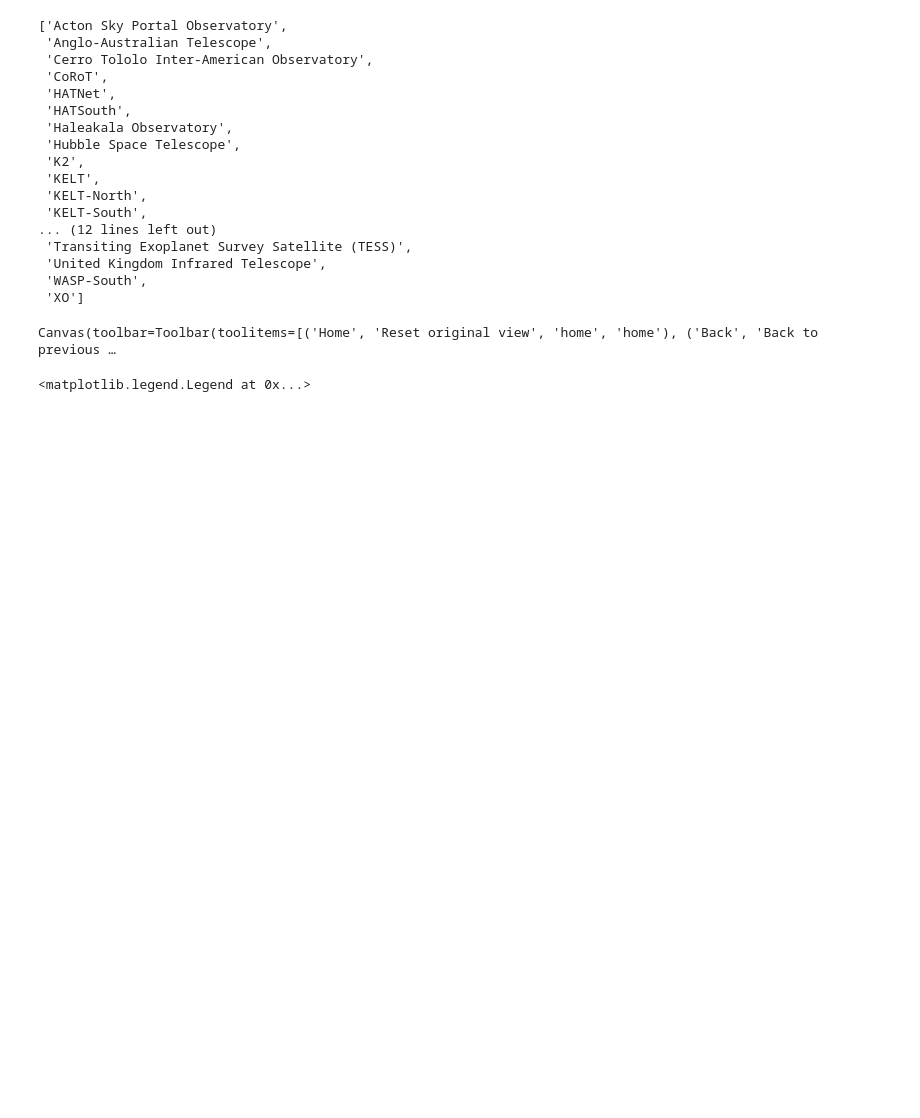
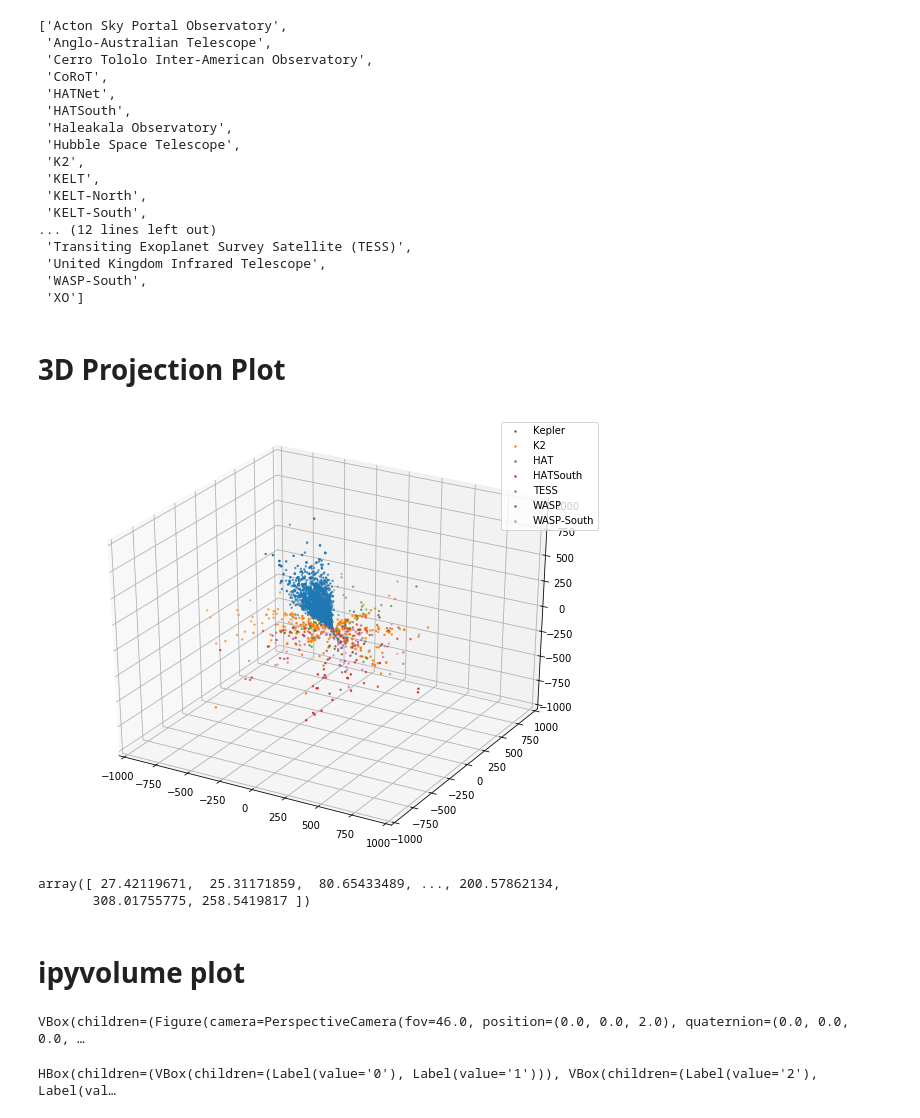
Before and after one commit to PrincetonUniversity/AST541-Fall2020, a Jupyter notebook: notebooks/transiting_planets.ipynb, the cells around one changed output. Cells and saved outputs as stored; diff of their text form; code cells hidden in the pictures; blank space fills up the shorter version.

Commit message:
added ipyvolume plot. no legend yet.

```diff
--- a/notebooks/transiting_planets.ipynb
+++ b/notebooks/transiting_planets.ipynb
@@ -6,3 +8,7 @@ from mpl_toolkits.mplot3d import Axes3D
+# %%
+plt.rcParams['figure.facecolor'] = 'white'
+plt.rc('text', usetex=True)
+plt.rc('font', family='serif',size=15)
 # %%
 from astropy import units as u
 from astropy.coordinates import SkyCoord
@@ -50,16 +56,53 @@ wasp_mask = np.logical_or(transiting_planets['pl_facility'] == 'SuperWASP-North'
 wasps_mask = np.logical_or(transiting_planets['pl_facility'] == 'WASP-South', transiting_planets['pl_facility'] == 'SuperWASP-South')
 
 masks = {'Kepler': kepler_mask, 'K2': k2_mask, 'HAT': hat_mask, 'HATSouth': hats_mask, 'TESS': tess_mask, 'WASP': wasp_mask, 'WASP-South': wasps_mask}
+# %% [markdown]
+# 3D Projection Plot
 # %%
+%matplotlib inline
 fig = plt.figure(figsize=(10, 8))
 ax = fig.add_subplot(111, projection='3d')
 for mask_label in masks:
     mask = masks[mask_label]
-    ax.scatter(xs[mask], ys[mask], zs[mask], s=2, label=mask_label)
+    ax.scatter(transiting_planets['xs'][mask],
+               transiting_planets['ys'][mask],
+               transiting_planets['zs'][mask], s=2, label=mask_label)
 ax.set_xlim(-1000, 1000)
 ax.set_ylim(-1000, 1000)
 ax.set_zlim(-1000, 1000)
 ax.legend()
+plt.show()
 # %% [output]
-Canvas(toolbar=Toolbar(toolitems=[('Home', 'Reset original view', 'home', 'home'), ('Back', 'Back to previous …
-<matplotlib.legend.Legend at 0x...>
+[figure, added]
+# %%
+np.array(transiting_planets['xs'][kepler_mask])
+# %% [output]
+array([ 27.42119671,  25.31171859,  80.65433489, ..., 200.57862134,
+       308.01755775, 258.5419817 ])
+# %% [markdown]
+# ipyvolume plot
+# %%
+fig = ipv.figure()
+# we use the coordinates as the normals, and thus direction
+color_list = ["red", "blue", "green", "yellow", "purple", "orange","black"]
+for i,mask_label in enumerate(masks):
+    mask = masks[mask_label]
+    ipv.scatter(np.array(transiting_planets['xs'][mask]), np.array(transiting_planets['ys'][mask]),
+                np.array(transiting_planets['zs'][mask]),
+                    #vx=Xs[0:10000], vy=Ys[0:10000], vz=Zs[0:10000],
+                size=1,color=color_list[i],marker="sphere",label=mask_label)
+
+ipv.xlabel('x: d(pc)')
+ipv.ylabel('y: d(pc)')
+ipv.zlabel('z: d(pc)')
+#ipv.savefig('transit_planets_ipyvol.svg')
+ipv.show()
+# %% [output]
+VBox(children=(Figure(camera=PerspectiveCamera(fov=46.0, position=(0.0, 0.0, 2.0), quaternion=(0.0, 0.0, 0.0, …
+# %%
+items = [widgets.Label(str(i)) for i in range(4)]
+left_box = widgets.VBox([items[0], items[1]])
+right_box = widgets.VBox([items[2], items[3]])
+widgets.HBox([left_box, right_box])
+# %% [output]
+HBox(children=(VBox(children=(Label(value='0'), Label(value='1'))), VBox(children=(Label(value='2'), Label(val…
```
Also changed, not shown: parts of 2 cells of this notebook, 3 other files.
